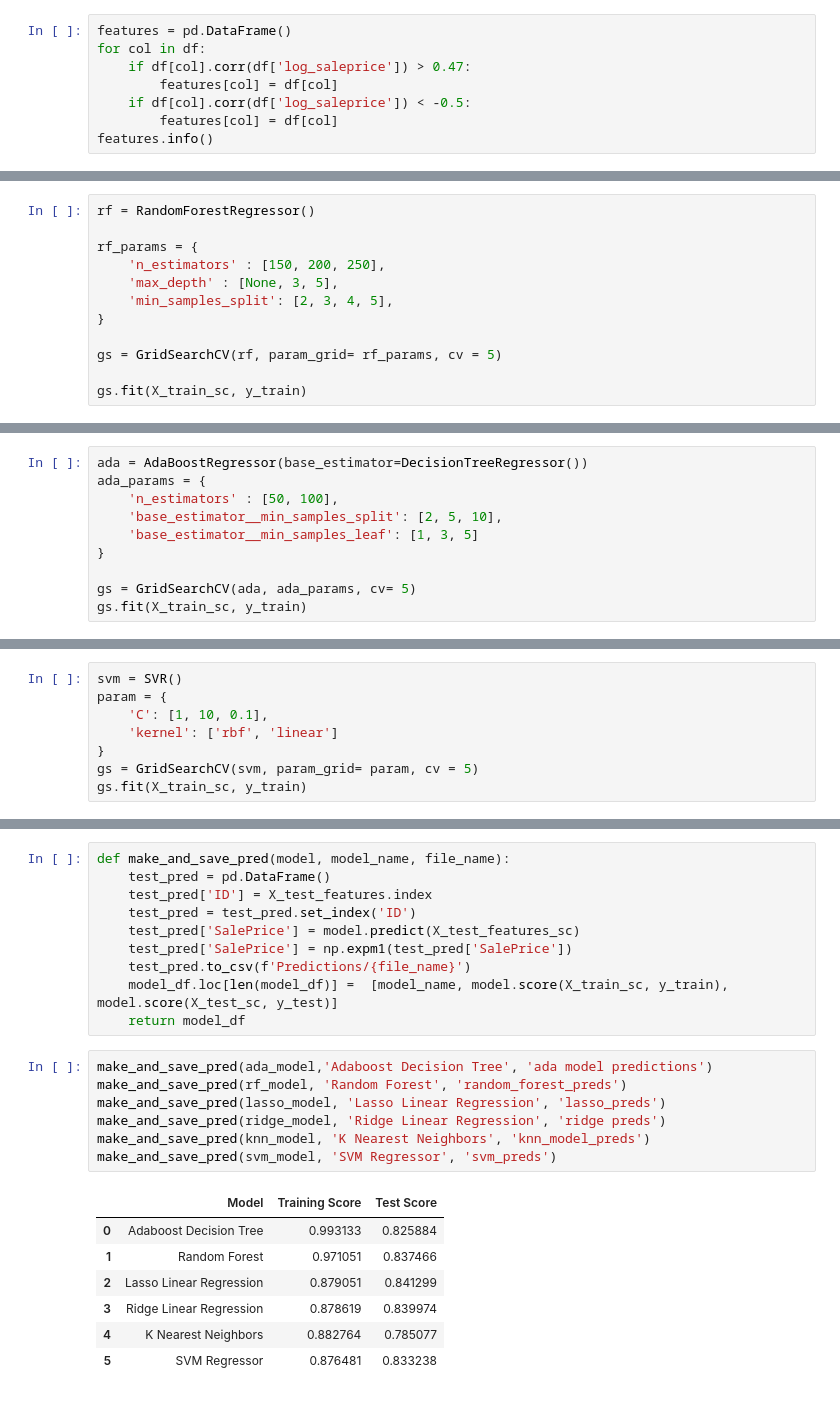
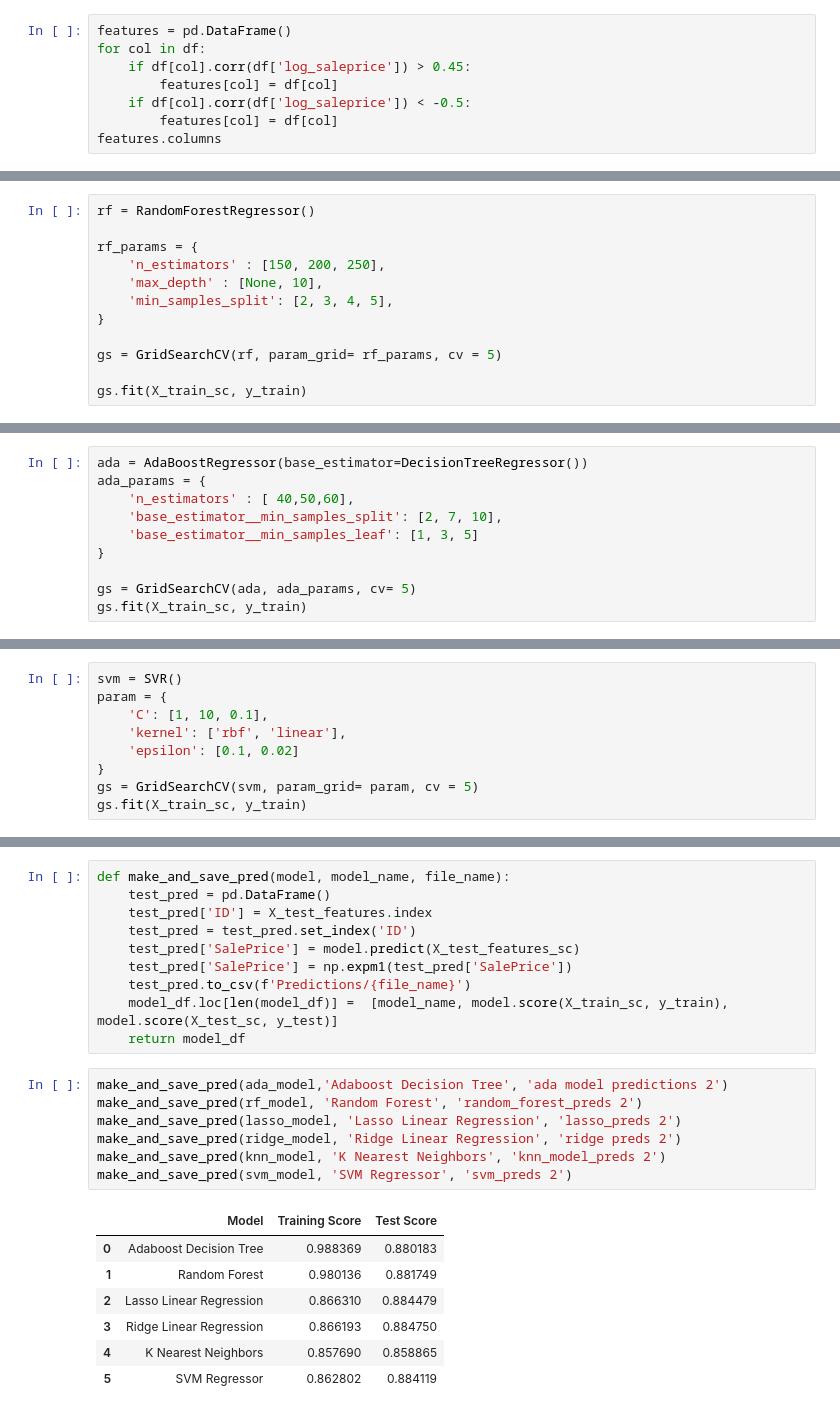
Before and after one commit to matheastevens/Ames_Housing_Predictions, a Jupyter notebook: Ames Housing Project Model Development and Predictions.ipynb, the cells around one changed output, grey strips where cells are left out. Cells and saved outputs as stored; diff of their text form.

```diff
--- a/Ames Housing Project Model Development and Predictions.ipynb
+++ b/Ames Housing Project Model Development and Predictions.ipynb
@@ -287,9 +264,9 @@ Name: saleprice, dtype: float64
 # %%
 features = pd.DataFrame()
 for col in df:
-    if df[col].corr(df['log_saleprice']) > 0.47:
+    if df[col].corr(df['log_saleprice']) > 0.45:
         features[col] = df[col]
     if df[col].corr(df['log_saleprice']) < -0.5:
         features[col] = df[col]
-features.info()
+features.columns
 # %% [output]
@@ -397,7 +364,7 @@ rf = RandomForestRegressor()
 
 rf_params = {
     'n_estimators' : [150, 200, 250],
-    'max_depth' : [None, 3, 5],
+    'max_depth' : [None, 10],
     'min_samples_split': [2, 3, 4, 5],
 }
 
@@ -421,8 +388,8 @@ display(gs.best_params_)
 # %%
 ada = AdaBoostRegressor(base_estimator=DecisionTreeRegressor())
 ada_params = {
-    'n_estimators' : [50, 100],
-    'base_estimator__min_samples_split': [2, 5, 10],
+    'n_estimators' : [ 40,50,60],
+    'base_estimator__min_samples_split': [2, 7, 10],
     'base_estimator__min_samples_leaf': [1, 3, 5]
 }
 
@@ -449,7 +416,8 @@ display(ada_model.score(X_test_sc, y_test))
 svm = SVR()
 param = {
     'C': [1, 10, 0.1],
-    'kernel': ['rbf', 'linear']
+    'kernel': ['rbf', 'linear'],
+    'epsilon': [0.1, 0.02]
 }
 gs = GridSearchCV(svm, param_grid= param, cv = 5)
 gs.fit(X_train_sc, y_train)
@@ -666,20 +627,20 @@ def make_and_save_pred(model, model_name, file_name):
     model_df.loc[len(model_df)] =  [model_name, model.score(X_train_sc, y_train), model.score(X_test_sc, y_test)]
     return model_df
 # %%
-make_and_save_pred(ada_model,'Adaboost Decision Tree', 'ada model predictions')
-make_and_save_pred(rf_model, 'Random Forest', 'random_forest_preds')
-make_and_save_pred(lasso_model, 'Lasso Linear Regression', 'lasso_preds')
-make_and_save_pred(ridge_model, 'Ridge Linear Regression', 'ridge preds')
-make_and_save_pred(knn_model, 'K Nearest Neighbors', 'knn_model_preds')
-make_and_save_pred(svm_model, 'SVM Regressor', 'svm_preds')
+make_and_save_pred(ada_model,'Adaboost Decision Tree', 'ada model predictions 2')
+make_and_save_pred(rf_model, 'Random Forest', 'random_forest_preds 2')
+make_and_save_pred(lasso_model, 'Lasso Linear Regression', 'lasso_preds 2')
+make_and_save_pred(ridge_model, 'Ridge Linear Regression', 'ridge preds 2')
+make_and_save_pred(knn_model, 'K Nearest Neighbors', 'knn_model_preds 2')
+make_and_save_pred(svm_model, 'SVM Regressor', 'svm_preds 2')
 # %% [output]
 |  | Model | Training Score | Test Score |
-| 0 | Adaboost Decision Tree | 0.993133 | 0.825884 |
-| 1 | Random Forest | 0.971051 | 0.837466 |
-| 2 | Lasso Linear Regression | 0.879051 | 0.841299 |
-| 3 | Ridge Linear Regression | 0.878619 | 0.839974 |
-| 4 | K Nearest Neighbors | 0.882764 | 0.785077 |
-| 5 | SVM Regressor | 0.876481 | 0.833238 |
+| 0 | Adaboost Decision Tree | 0.988369 | 0.880183 |
+| 1 | Random Forest | 0.980136 | 0.881749 |
+| 2 | Lasso Linear Regression | 0.866310 | 0.884479 |
+| 3 | Ridge Linear Regression | 0.866193 | 0.884750 |
+| 4 | K Nearest Neighbors | 0.857690 | 0.858865 |
+| 5 | SVM Regressor | 0.862802 | 0.884119 |
 # %%
 plt.figure(figsize = (15,8))
 
```
Also changed, not shown: parts of 17 cells of this notebook, 3 other files.
